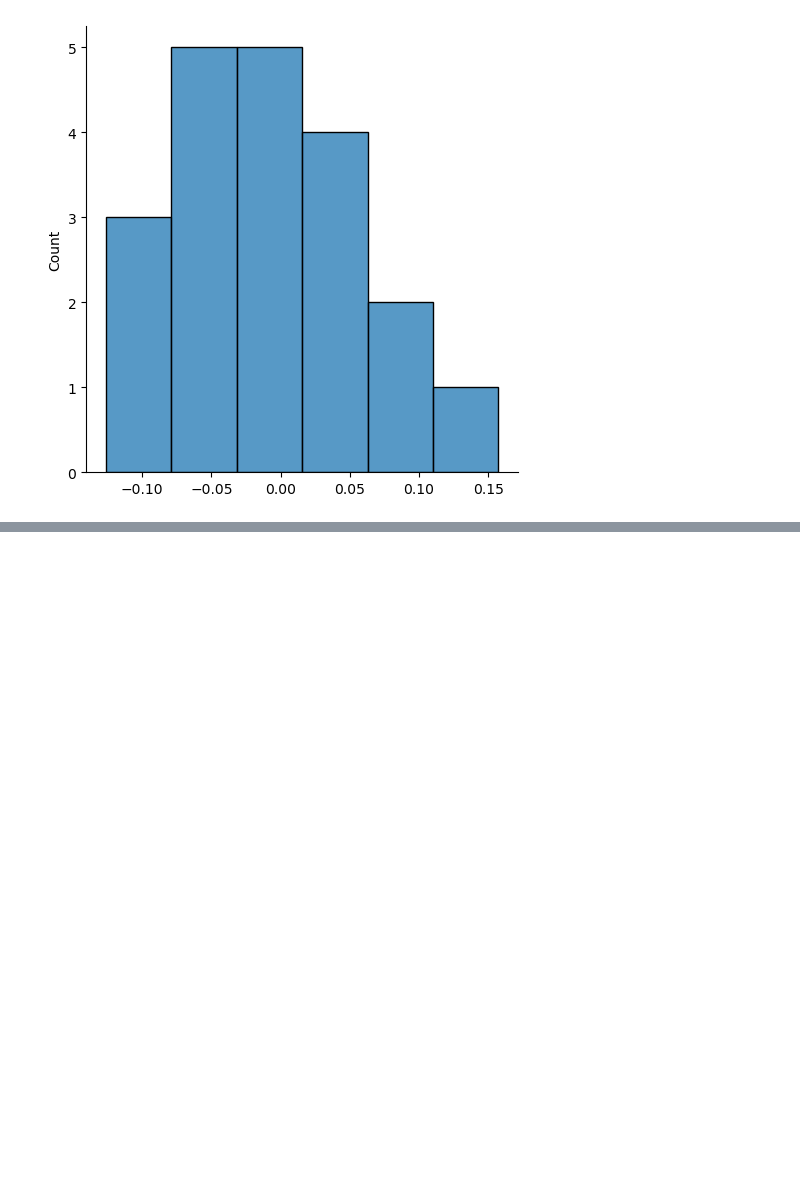
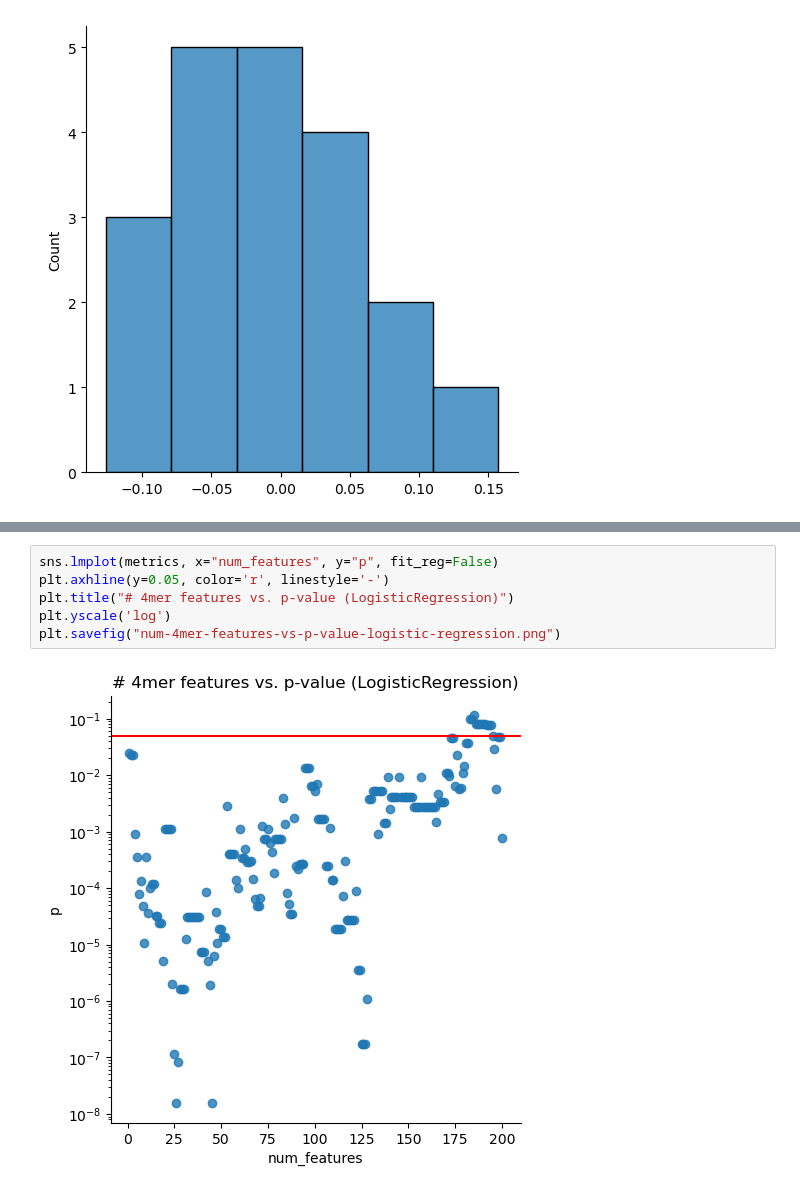
Before and after one commit to iskandr/bcb731, a Jupyter notebook: notebooks/3 - p-values vs accuracy.ipynb, the cells around one changed output, grey strips where cells are left out. Drawn from its saved outputs; the diff is of its cells as text; blank space fills up the shorter version.

```diff
--- a/notebooks/3 - p-values vs accuracy.ipynb
+++ b/notebooks/3 - p-values vs accuracy.ipynb
@@ -697,0 +613,8 @@ plt.yscale('log')
+# %%
+sns.lmplot(metrics, x="num_features", y="p", fit_reg=False)
+plt.axhline(y=0.05, color='r', linestyle='-')
+plt.title("# 4mer features vs. p-value (LogisticRegression)")
+plt.yscale('log')
+plt.savefig("num-4mer-features-vs-p-value-logistic-regression.png")
+# %% [output]
+[figure, added]
```
Also changed, not shown: parts of 59 cells of this notebook.
